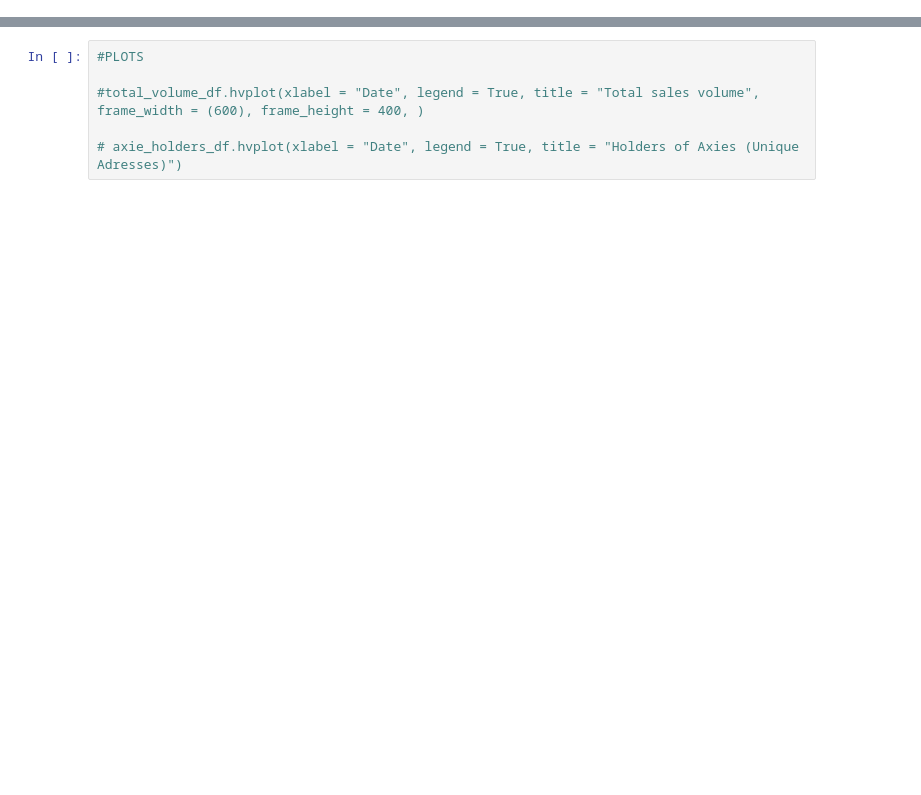
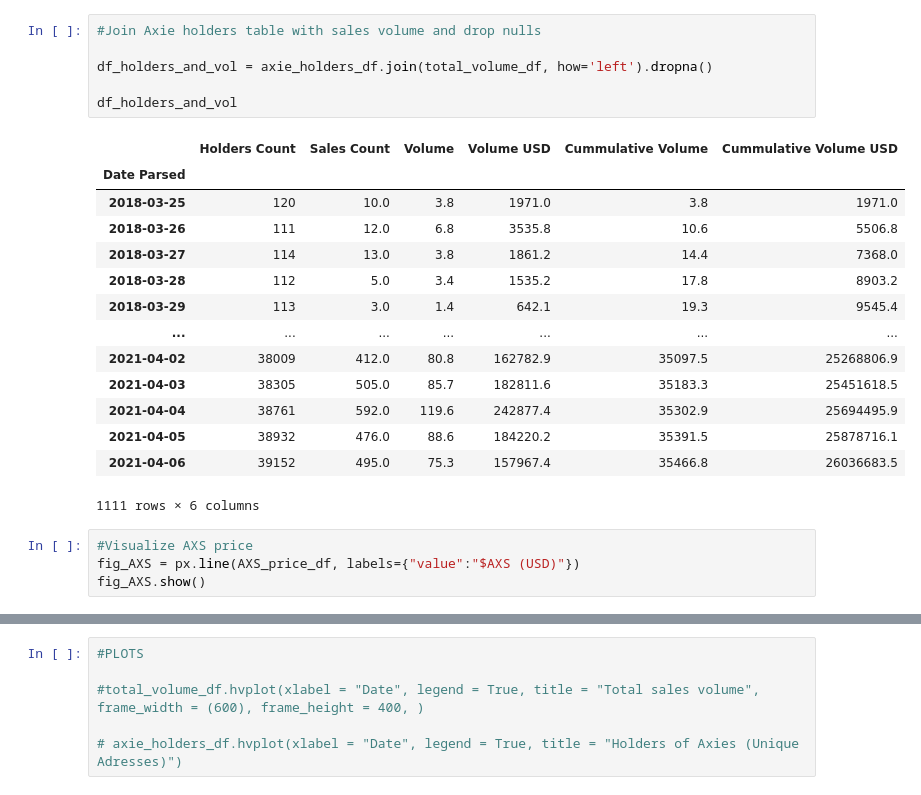
Before and after one commit to Hash3rown/nfty_tree.io, a Jupyter notebook: sandbox/Tas_axie_data.ipynb, the cells around one changed output, grey strips where cells are left out. Drawn from its saved outputs; the diff is of its cells as text; blank space fills up the shorter version.

```diff
--- a/sandbox/Tas_axie_data.ipynb
+++ b/sandbox/Tas_axie_data.ipynb
@@ -56,3 +121,28 @@ axieAverage_df.tail()
+# %%
+#Join Axie holders table with sales volume and drop nulls
+
+df_holders_and_vol = axie_holders_df.join(total_volume_df, how='left').dropna()
+
+df_holders_and_vol
+# %% [output]
+|  | Holders Count | Sales Count | Volume | Volume USD | Cummulative Volume | Cummulative Volume USD |
+| Date Parsed |  |  |  |  |  |  |
+| 2018-03-25 | 120 | 10.0 | 3.8 | 1971.0 | 3.8 | 1971.0 |
+| 2018-03-26 | 111 | 12.0 | 6.8 | 3535.8 | 10.6 | 5506.8 |
+| 2018-03-27 | 114 | 13.0 | 3.8 | 1861.2 | 14.4 | 7368.0 |
+| 2018-03-28 | 112 | 5.0 | 3.4 | 1535.2 | 17.8 | 8903.2 |
+| 2018-03-29 | 113 | 3.0 | 1.4 | 642.1 | 19.3 | 9545.4 |
+| ... | ... | ... | ... | ... | ... | ... |
+| 2021-04-02 | 38009 | 412.0 | 80.8 | 162782.9 | 35097.5 | 25268806.9 |
+| 2021-04-03 | 38305 | 505.0 | 85.7 | 182811.6 | 35183.3 | 25451618.5 |
+| 2021-04-04 | 38761 | 592.0 | 119.6 | 242877.4 | 35302.9 | 25694495.9 |
+| 2021-04-05 | 38932 | 476.0 | 88.6 | 184220.2 | 35391.5 | 25878716.1 |
+| 2021-04-06 | 39152 | 495.0 | 75.3 | 157967.4 | 35466.8 | 26036683.5 |
+1111 rows × 6 columns
+# %%
+#Visualize AXS price
+fig_AXS = px.line(AXS_price_df, labels={"value":"$AXS (USD)"})
+fig_AXS.show()
 # %%
 #Average axie price in ETH and USD - shows that the price is consistant in ETH but tends to ignore the USD value
 
```
Also changed, not shown: parts of 24 cells of this notebook, 3 other files.
